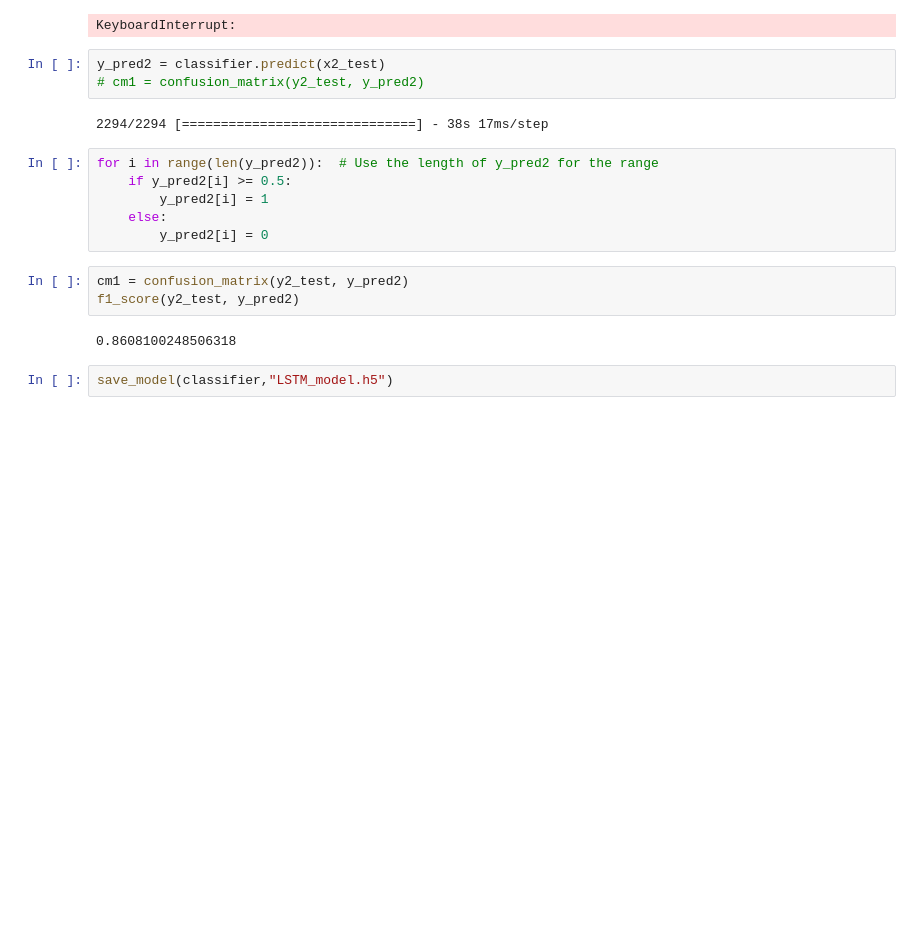
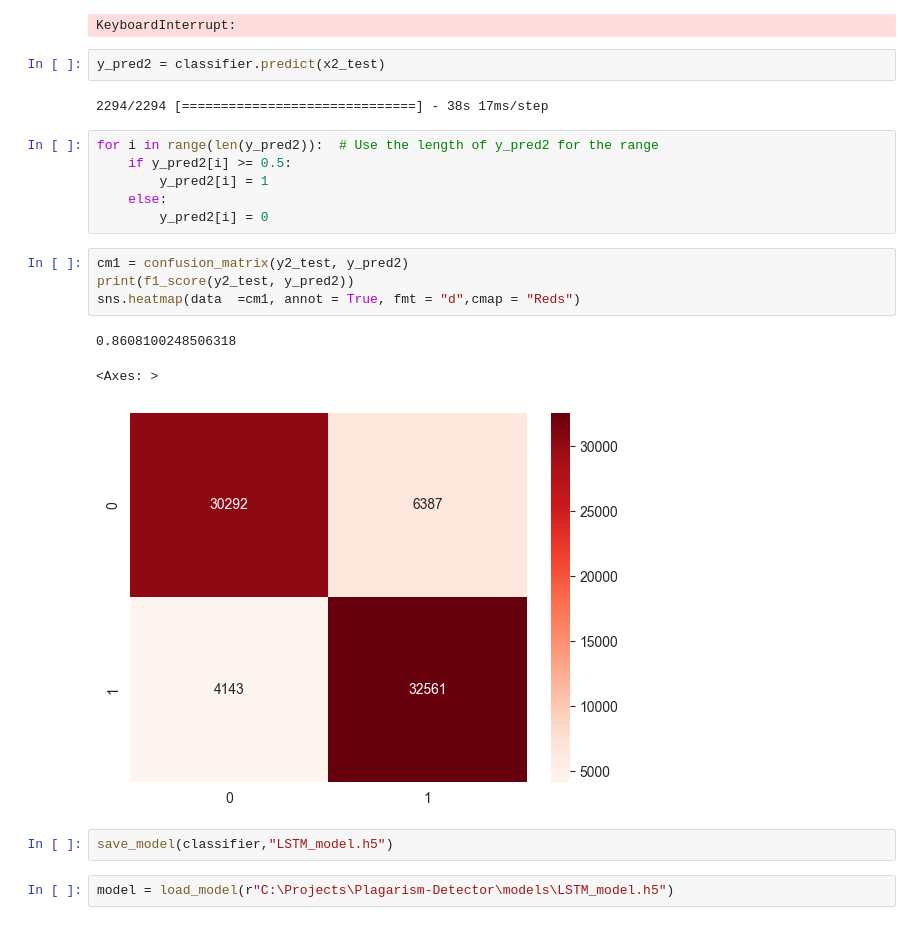
Before and after one commit to Ash2809/Plagarism-Detector, a Jupyter notebook: detection.ipynb, the cells around one changed output. Saved outputs shown, nothing was run; the diff lists cells and outputs as text; blank space fills up the shorter version.

```diff
--- a/detection.ipynb
+++ b/detection.ipynb
@@ -309,7 +309,6 @@ Epoch 4/10
 KeyboardInterrupt:
 # %%
 y_pred2 = classifier.predict(x2_test)
-# cm1 = confusion_matrix(y2_test, y_pred2)
 # %% [output]
 2294/2294 [==============================] - 38s 17ms/step
 # %%
@@ -320,8 +319,13 @@ for i in range(len(y_pred2)):  # Use the length of y_pred2 for the range
         y_pred2[i] = 0
 # %%
 cm1 = confusion_matrix(y2_test, y_pred2)
-f1_score(y2_test, y_pred2)
+print(f1_score(y2_test, y_pred2))
+sns.heatmap(data  =cm1, annot = True, fmt = "d",cmap = "Reds")
 # %% [output]
 0.8608100248506318
+<Axes: >
+[figure, added]
 # %%
 save_model(classifier,"LSTM_model.h5")
+# %%
+model = load_model(r"C:\Projects\Plagarism-Detector\models\LSTM_model.h5")
```
